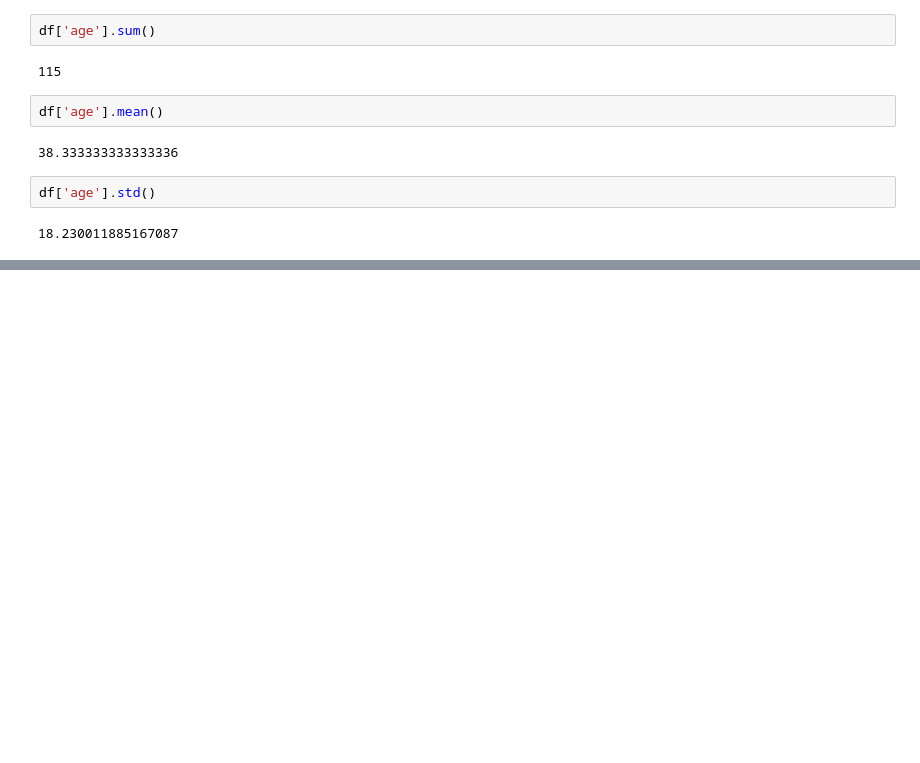
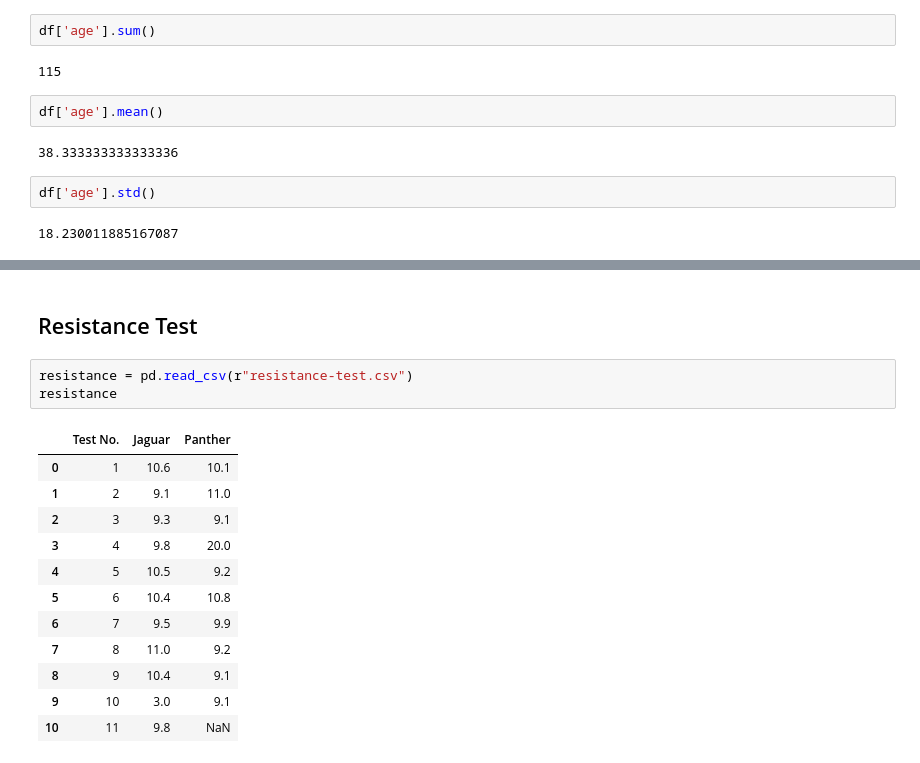
Before and after one commit to IssaCasio/casio, a Jupyter notebook: L12/pandas-basics.ipynb, the cells around one changed output, grey strips where cells are left out. Saved outputs shown, nothing was run; the diff lists cells and outputs as text; blank space fills up the shorter version.

```diff
--- a/L12/pandas-basics.ipynb
+++ b/L12/pandas-basics.ipynb
@@ -87,0 +139,18 @@ df.describe()
+# %% [markdown]
+## Resistance Test
+# %%
+resistance = pd.read_csv(r"resistance-test.csv")
+resistance
+# %% [output]
+|  | Test No. | Jaguar | Panther |
+| 0 | 1 | 10.6 | 10.1 |
+| 1 | 2 | 9.1 | 11.0 |
+| 2 | 3 | 9.3 | 9.1 |
+| 3 | 4 | 9.8 | 20.0 |
+| 4 | 5 | 10.5 | 9.2 |
+| 5 | 6 | 10.4 | 10.8 |
+| 6 | 7 | 9.5 | 9.9 |
+| 7 | 8 | 11.0 | 9.2 |
+| 8 | 9 | 10.4 | 9.1 |
+| 9 | 10 | 3.0 | 9.1 |
+| 10 | 11 | 9.8 | NaN |
```
Also changed, not shown: parts of 22 cells of this notebook, 1 other file.
